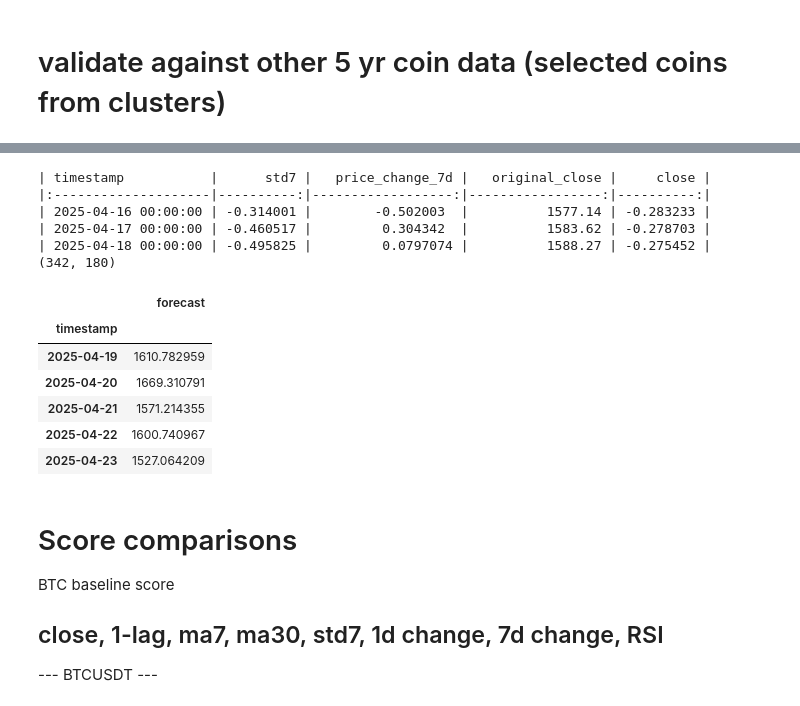
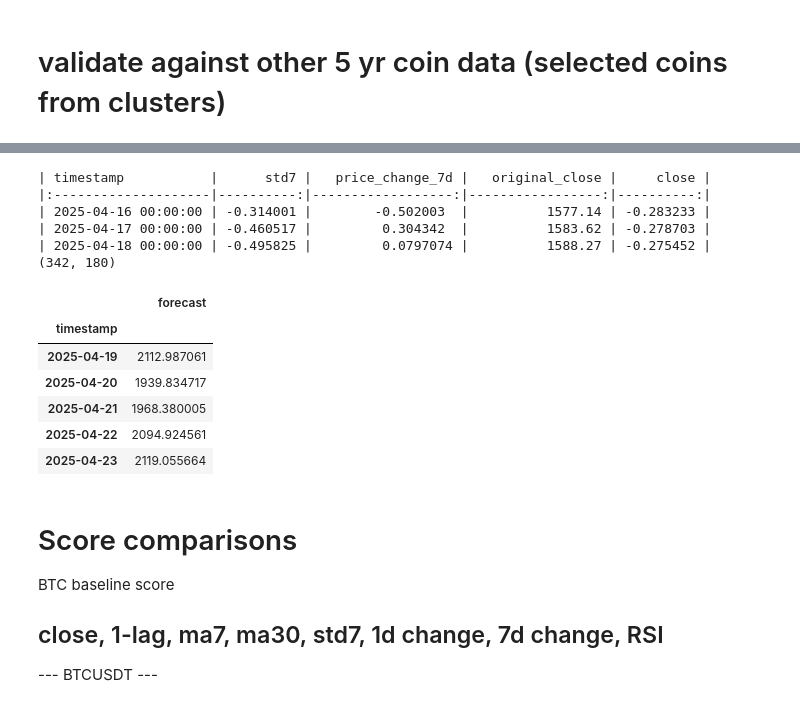
Before and after one commit to RalleyD/COM724_AE2, a Jupyter notebook: notebooks/xgboost-time-series.ipynb, the cells around one changed output, grey strips where cells are left out. Drawn from its saved outputs; the diff is of its cells as text; code cells hidden in the pictures.

```diff
--- a/notebooks/xgboost-time-series.ipynb
+++ b/notebooks/xgboost-time-series.ipynb
@@ -612,7 +612,7 @@ def add_features(df, scale=True):
     data['rsi'] = 100 - (100 / (1 + rs))
 
     # ffill where possible
-    # data = data.ffill()
+    data = data.ffill()
     # Drop rows with NaN values
     data = data.dropna()
 
@@ -630,7 +630,7 @@ def add_features(df, scale=True):
     data['original_close'] = original_close
 
     # ffill where possible
-    # data = data.ffill()
+    data = data.ffill()
     # Drop rows with NaN values
     data = data.dropna()
 
@@ -830,39 +830,39 @@ df, _ = add_features(df)
 
 # restore original close values for target
 df = df.loc[:,features+['original_close', 'close']]
 # df['original_close'] = original_close_eth
 
 print(df.tail(3).to_markdown())
 
 X, y, eth_dates = create_sequences(df)
 
 split_idx = int(len(X) * 0.8)
 X_train, X_test = X[:split_idx], X[split_idx:]
 y_train, y_test = y[:split_idx], y[split_idx:]
 test_dates = eth_dates[split_idx:]
 
 print(X_test.shape)
 
 # finalise the trained model on the unseen data
-eth.fit(X_train, y_train)
+eth.fit(X, y)
 
 future_df = forecast(df, eth)
 
 future_df.head()
 # %% [output]
 | timestamp           |      std7 |   price_change_7d |   original_close |     close |
 |:--------------------|----------:|------------------:|-----------------:|----------:|
 | 2025-04-16 00:00:00 | -0.314001 |        -0.502003  |          1577.14 | -0.283233 |
 | 2025-04-17 00:00:00 | -0.460517 |         0.304342  |          1583.62 | -0.278703 |
 | 2025-04-18 00:00:00 | -0.495825 |         0.0797074 |          1588.27 | -0.275452 |
 (342, 180)
 |  | forecast |
 | timestamp |  |
-| 2025-04-19 | 1610.782959 |
-| 2025-04-20 | 1669.310791 |
-| 2025-04-21 | 1571.214355 |
-| 2025-04-22 | 1600.740967 |
-| 2025-04-23 | 1527.064209 |
+| 2025-04-19 | 2112.987061 |
+| 2025-04-20 | 1939.834717 |
+| 2025-04-21 | 1968.380005 |
+| 2025-04-22 | 2094.924561 |
+| 2025-04-23 | 2119.055664 |
 # %% [markdown]
 # Score comparisons
 
```
Also changed, not shown: parts of 1 cell of this notebook.
